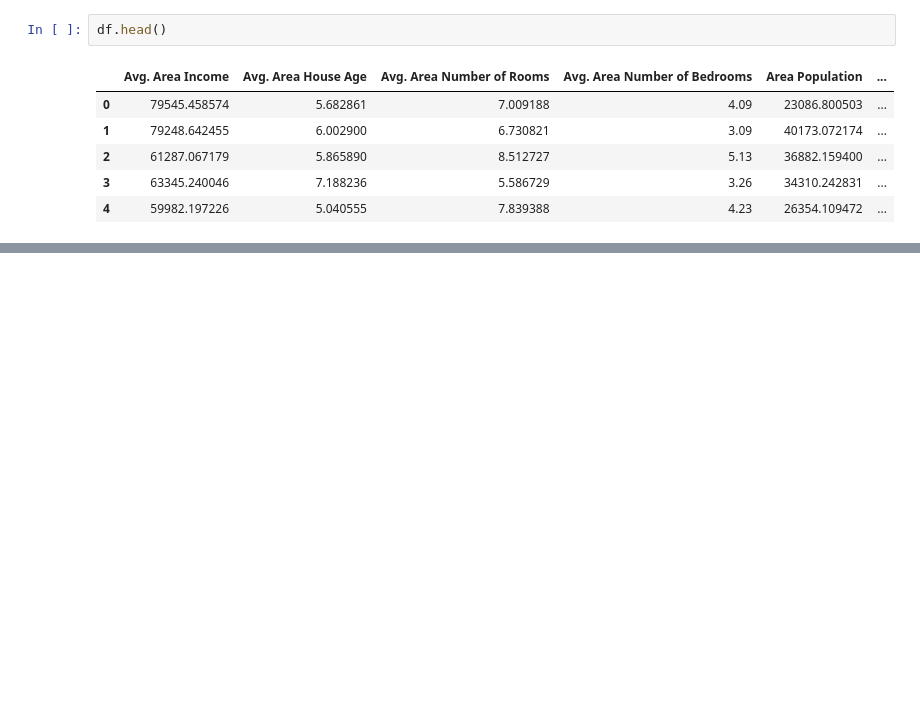
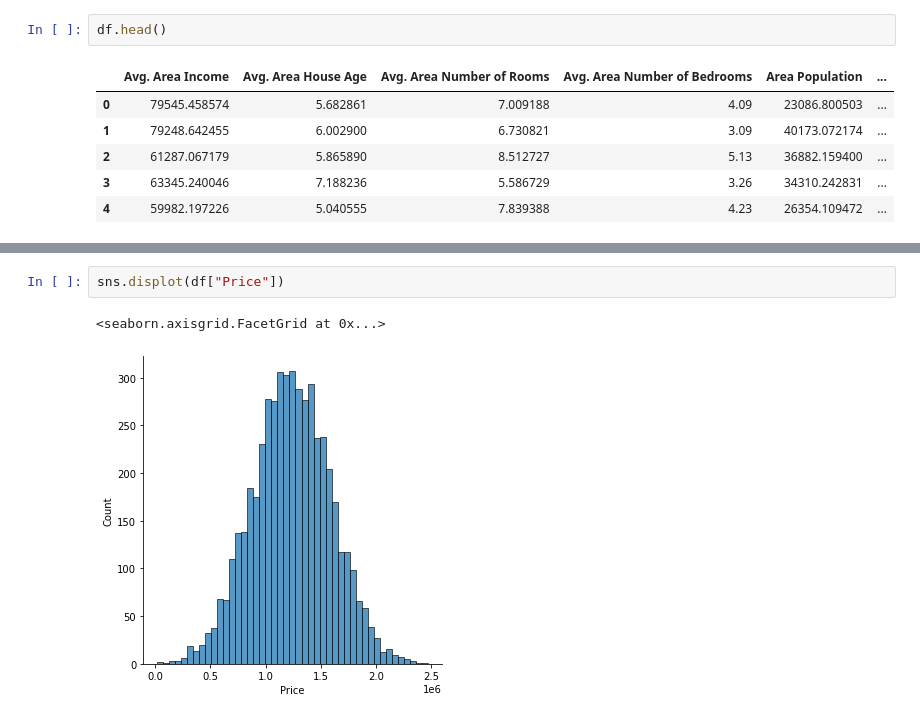
Before and after one commit to KamaCZ/machineLearning_Pro1, a Jupyter notebook: machineLearning_pro1.ipynb, the cells around one changed output, grey strips where cells are left out. Drawn from its saved outputs; the diff is of its cells as text; blank space fills up the shorter version.

```diff
--- a/machineLearning_pro1.ipynb
+++ b/machineLearning_pro1.ipynb
@@ -19,0 +60,5 @@ df.head()
+# %%
+sns.displot(df["Price"])
+# %% [output]
+<seaborn.axisgrid.FacetGrid at 0x...>
+[figure, added]
```
Also changed, not shown: parts of 10 cells of this notebook.
